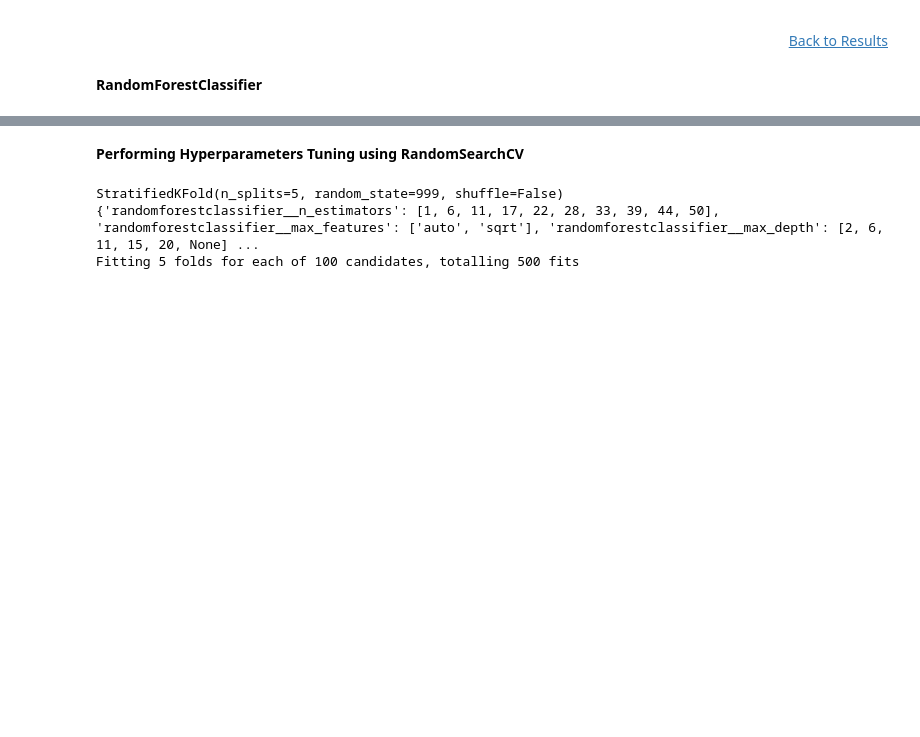
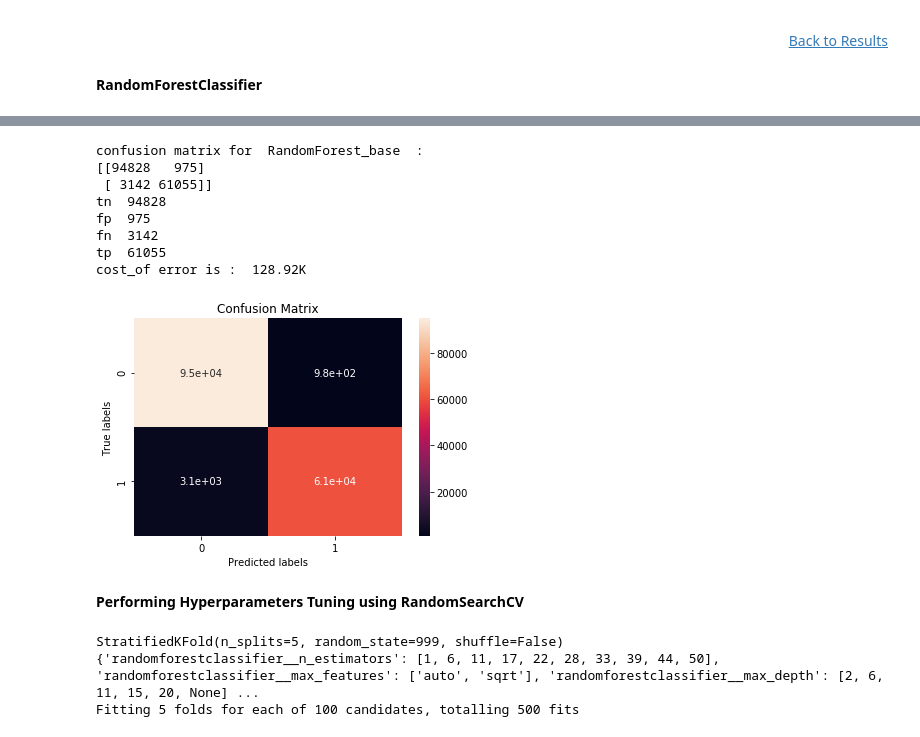
Before and after one commit to tanvi-arora/usecases, a Jupyter notebook: Finalproj/WriteUp_Combine_V5.ipynb, the cells around one changed output, grey strips where cells are left out. Drawn from its saved outputs; the diff is of its cells as text; code cells hidden in the pictures; blank space fills up the shorter version.

```diff
--- a/Finalproj/WriteUp_Combine_V5.ipynb
+++ b/Finalproj/WriteUp_Combine_V5.ipynb
@@ -929,0 +963,5 @@ Fold ROC score is 0.952787
+# %%
+Rf_oof_predict2=np.zeros(train_data.shape[0])
+baseRfModel = make_pipeline(StandardScaler(), RandomForestClassifier(random_state=999, n_jobs=-1,  class_weight='balanced'))
+Rf_auc_score,Rf_oof_predict=kfold_model(train_data,target_data,baseRfModel,'RandomForest Hypertuned Model')
+print(len(Rf_oof_predict))
@@ -930,3 +976,15 @@ Fold ROC score is 0.952787
+# %%
+get_confusion_matrix(train_data,target_data,baseRfModel,'RandomForest_base')
+# %% [output]
+confusion matrix for  RandomForest_base  :
+[[94828   975]
+ [ 3142 61055]]
+tn  94828
+fp  975
+fn  3142
+tp  61055
+cost_of error is :  128.92K
+[figure, added]
 # %% [markdown]
 **Performing Hyperparameters Tuning using RandomSearchCV**
 # %%
```
Also changed, not shown: parts of 23 cells of this notebook, 3 other files.
